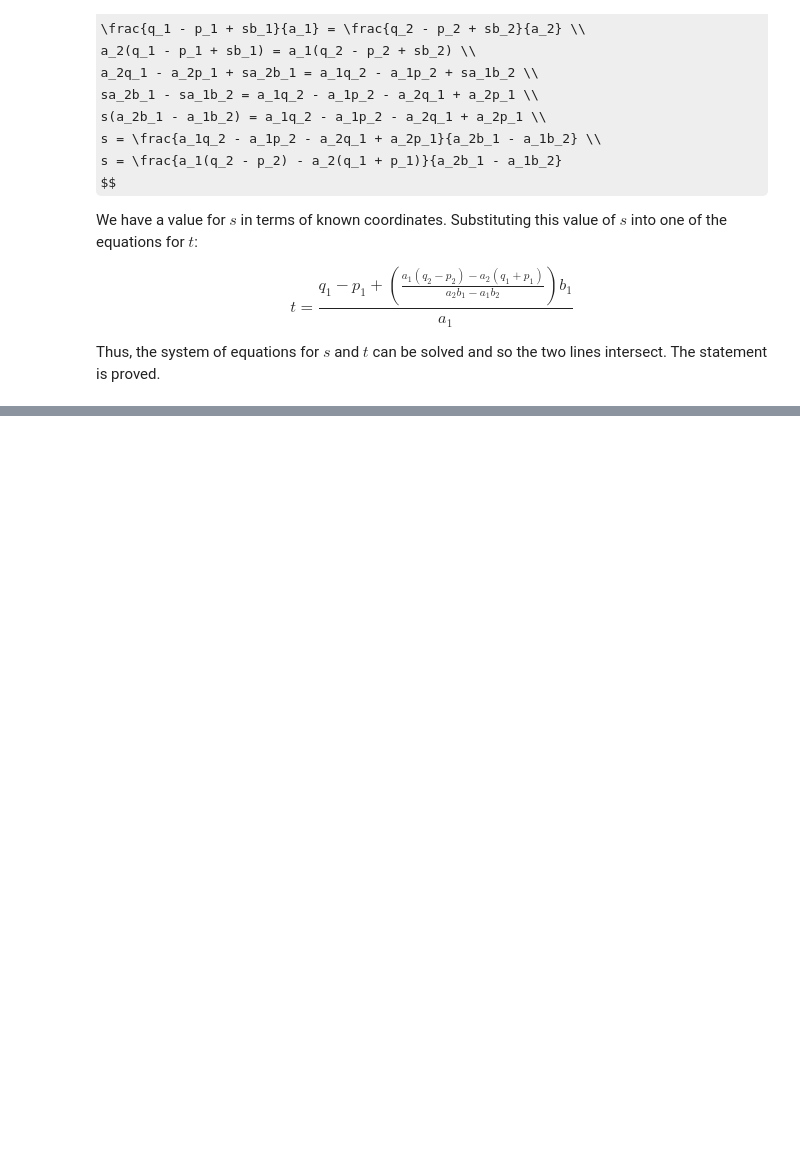
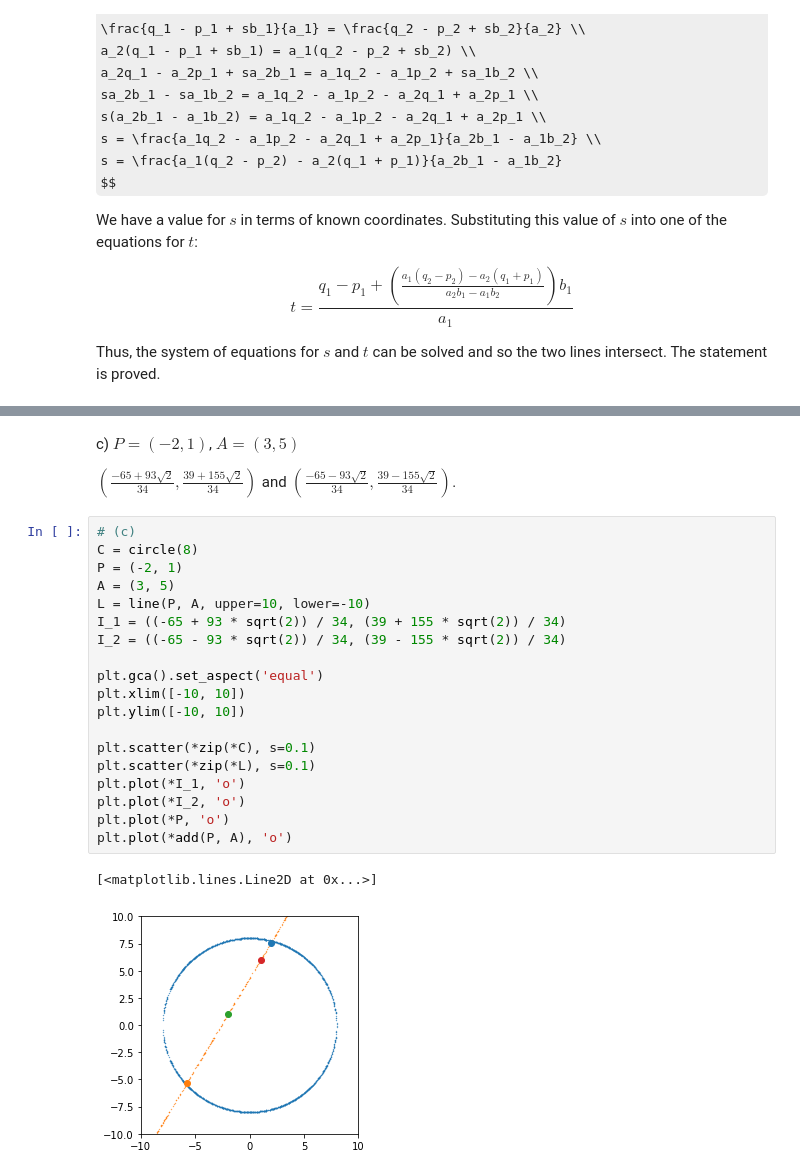
Before and after one commit to zackads/basic-mathematics, a Jupyter notebook: chapter-10-segments-rays-and-lines/3-lines.ipynb, the cells around one changed output, grey strips where cells are left out. Cells and saved outputs as stored; diff of their text form; some formulas as TeX source; blank space fills up the shorter version.

```diff
--- a/chapter-10-segments-rays-and-lines/3-lines.ipynb
+++ b/chapter-10-segments-rays-and-lines/3-lines.ipynb
@@ -105,0 +207,26 @@ Thus, the system of equations for $s$ and $t$ can be solved and so the two lines
+# %% [markdown]
+c) $P = (-2, 1)$, $A = (3, 5)$
+
+$(\frac{-65 + 93\sqrt{2}}{34}, \frac{39 + 155\sqrt{2}}{34})$ and $(\frac{-65 - 93\sqrt{2}}{34}, \frac{39 - 155\sqrt{2}}{34})$.
+# %%
+# (c)
+C = circle(8)
+P = (-2, 1)
+A = (3, 5)
+L = line(P, A, upper=10, lower=-10)
+I_1 = ((-65 + 93 * sqrt(2)) / 34, (39 + 155 * sqrt(2)) / 34)
+I_2 = ((-65 - 93 * sqrt(2)) / 34, (39 - 155 * sqrt(2)) / 34)
+
+plt.gca().set_aspect('equal')
+plt.xlim([-10, 10])
+plt.ylim([-10, 10])
+
+plt.scatter(*zip(*C), s=0.1)
+plt.scatter(*zip(*L), s=0.1)
+plt.plot(*I_1, 'o')
+plt.plot(*I_2, 'o')
+plt.plot(*P, 'o')
+plt.plot(*add(P, A), 'o')
+# %% [output]
+[<matplotlib.lines.Line2D at 0x...>]
+[figure, added]
```
Also changed, not shown: parts of 7 cells of this notebook, 1 other file.
